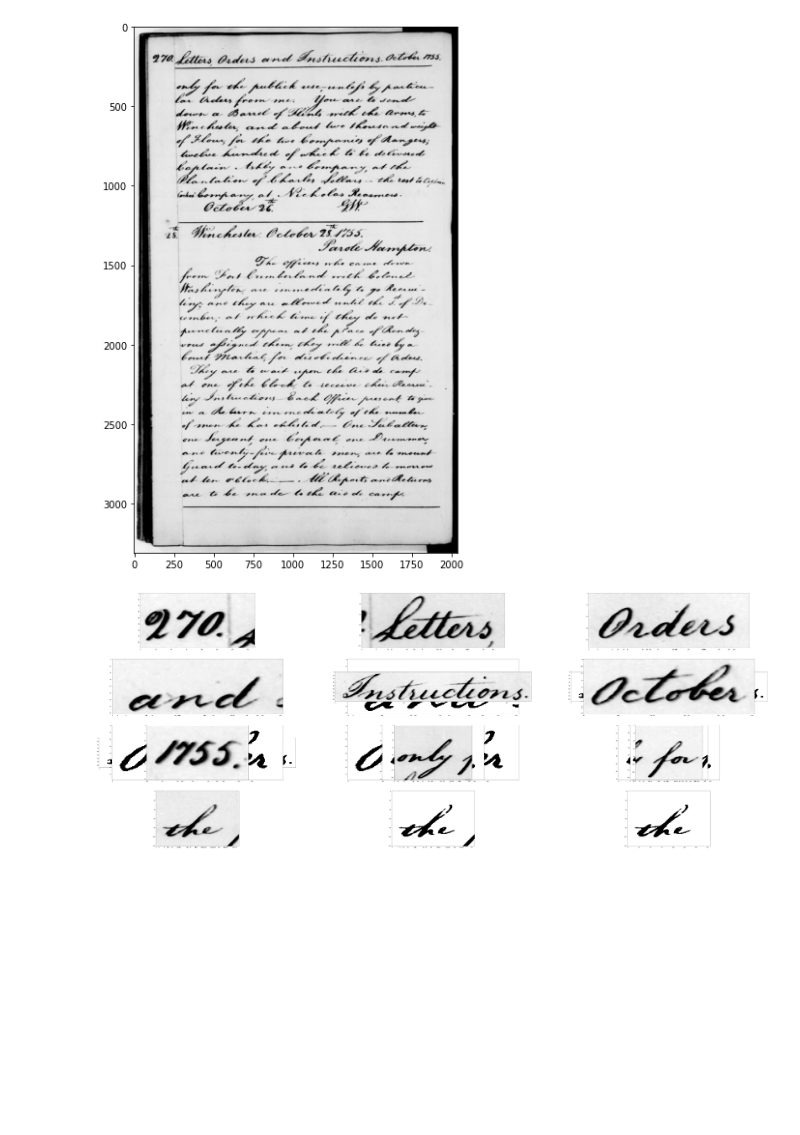
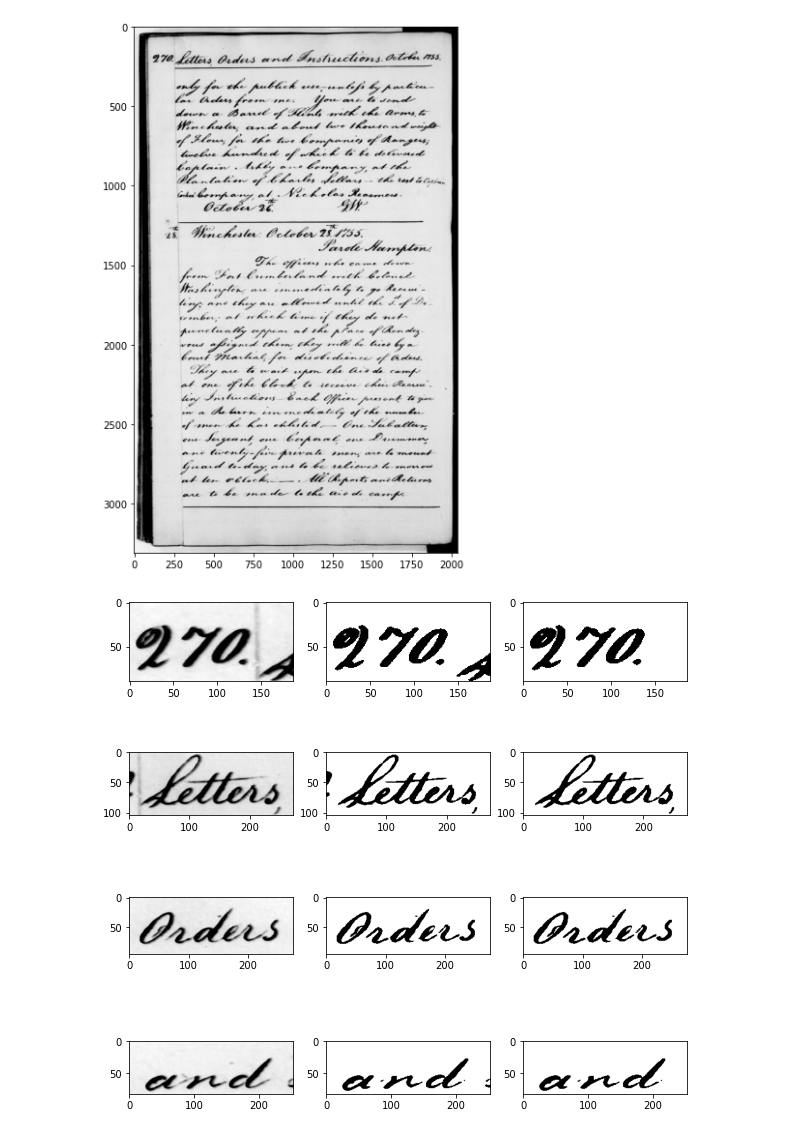
Before and after one commit to NMROSS/Pattern-Recognition-As1, a Jupyter notebook: 03_Keyword_Spotting/src/main.ipynb, the cells around one changed output. Drawn from its saved outputs; the diff is of its cells as text; code cells hidden in the pictures; blank space fills up the shorter version.

```diff
--- a/03_Keyword_Spotting/src/main.ipynb
+++ b/03_Keyword_Spotting/src/main.ipynb
@@ -23,18 +23,16 @@ plt.imshow(img)
 # %%
 words, masks = svg.words_masks(img)
 
-fig = plt.figure(figsize=(100, 100))  # width, height in inches
+y = 4
+fig, axs = plt.subplots(y, 3)
 
-for i in range(10):
+for i in range(y):
     w = words[i]
-    otsu = img > threshold_otsu(w)
+    otsu = w > threshold_otsu(w)
     masked = otsu | ~ masks[i]
 
-    sub = fig.add_subplot(10, 1, i + 1)
-    sub.imshow(img)
-    sub = fig.add_subplot(10, 2, i + 2)
-    sub.imshow(otsu)
-    sub = fig.add_subplot(10, 3, i + 3)
-    sub.imshow(masked)
+    axs[i, 0].imshow(w)
+    axs[i, 1].imshow(otsu)
+    axs[i ,2].imshow(masked)
 # %% [output]
-[figure, old version]
+[figure, new version]
```
